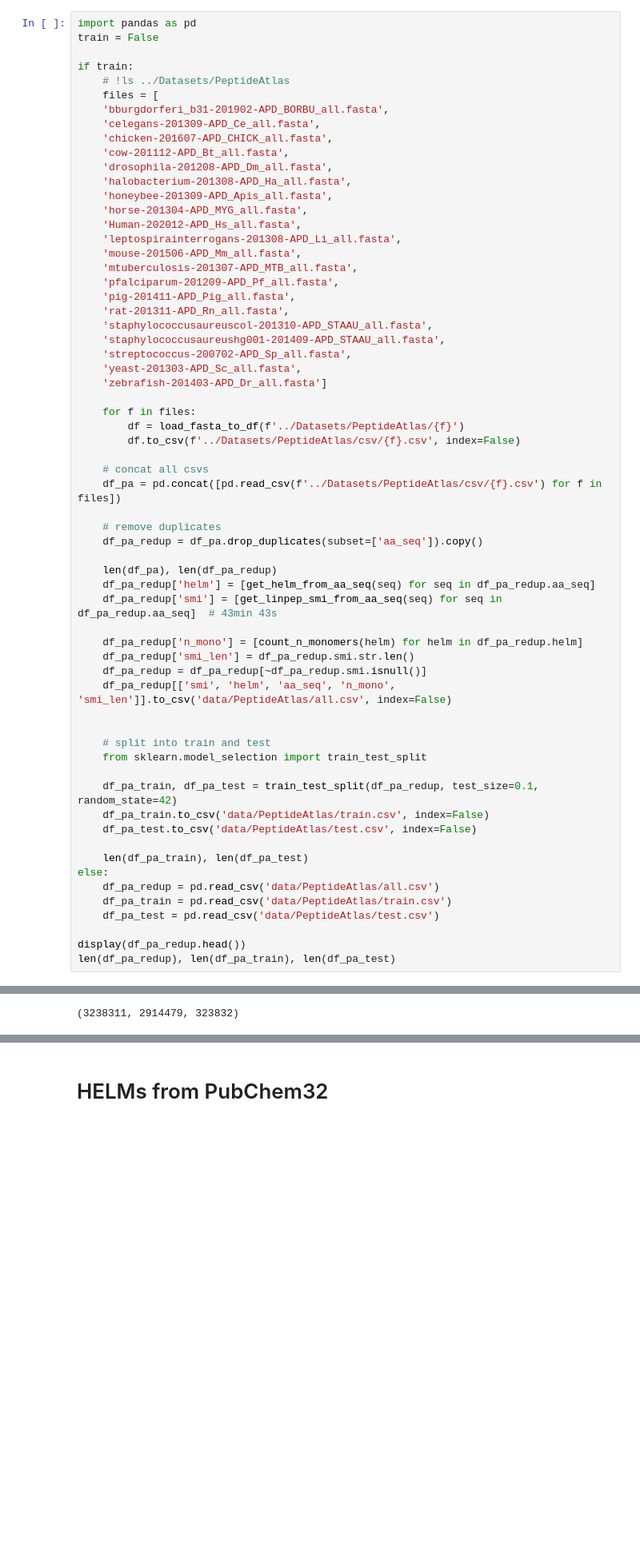
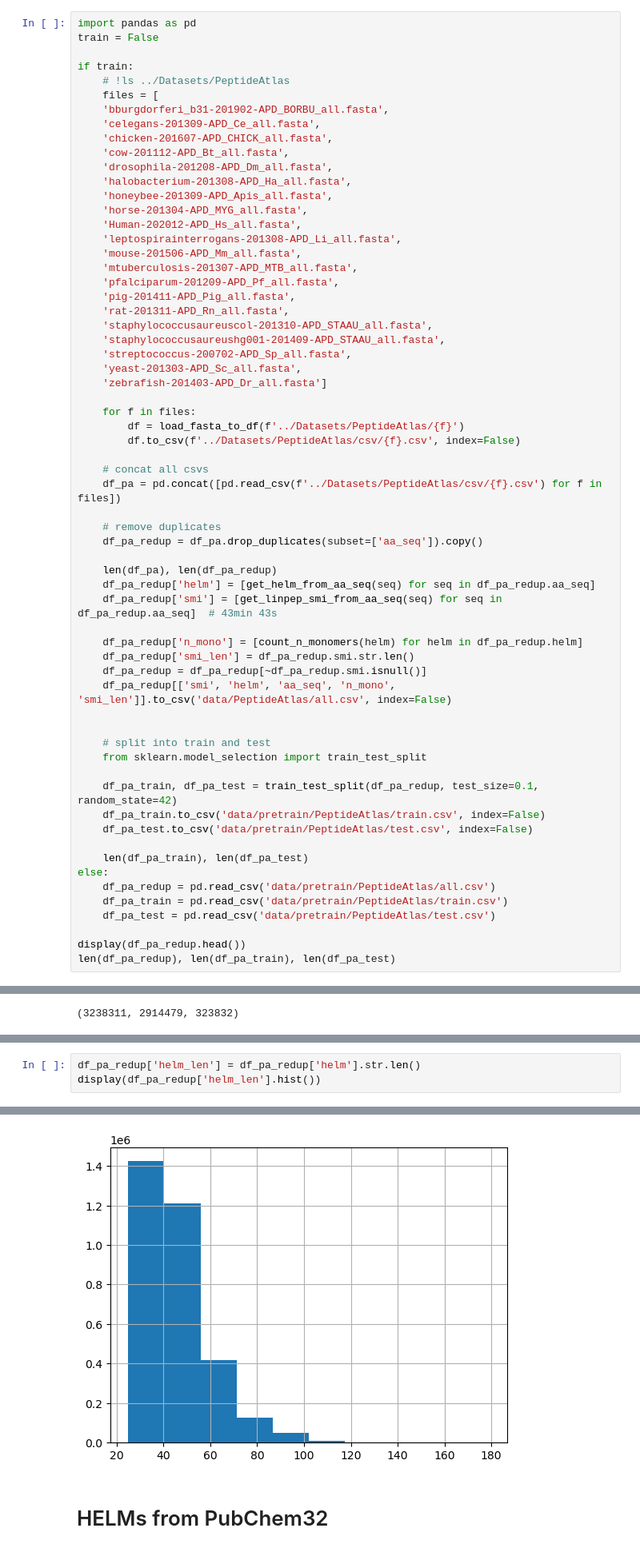
Before and after one commit to charlesxu90/cp2pred, a Jupyter notebook: 0.process_dataset.ipynb, the cells around one changed output, grey strips where cells are left out. Shown at 80% size. Saved outputs shown, nothing was run; the diff lists cells and outputs as text; blank space fills up the shorter version.

```diff
--- a/0.process_dataset.ipynb
+++ b/0.process_dataset.ipynb
@@ -166,14 +167,14 @@ if train:
     from sklearn.model_selection import train_test_split
 
     df_pa_train, df_pa_test = train_test_split(df_pa_redup, test_size=0.1, random_state=42)
-    df_pa_train.to_csv('data/PeptideAtlas/train.csv', index=False)
-    df_pa_test.to_csv('data/PeptideAtlas/test.csv', index=False)
+    df_pa_train.to_csv('data/pretrain/PeptideAtlas/train.csv', index=False)
+    df_pa_test.to_csv('data/pretrain/PeptideAtlas/test.csv', index=False)
 
     len(df_pa_train), len(df_pa_test)
 else:
-    df_pa_redup = pd.read_csv('data/PeptideAtlas/all.csv')
-    df_pa_train = pd.read_csv('data/PeptideAtlas/train.csv')
-    df_pa_test = pd.read_csv('data/PeptideAtlas/test.csv')
+    df_pa_redup = pd.read_csv('data/pretrain/PeptideAtlas/all.csv')
+    df_pa_train = pd.read_csv('data/pretrain/PeptideAtlas/train.csv')
+    df_pa_test = pd.read_csv('data/pretrain/PeptideAtlas/test.csv')
 
 display(df_pa_redup.head())
 len(df_pa_redup), len(df_pa_train), len(df_pa_test)
@@ -190,3 +191,7 @@ display(df_pa_redup.smi_len.hist())
 # %% [output]
 <AxesSubplot:>
 [figure]
+# %%
+df_pa_redup['helm_len'] = df_pa_redup['helm'].str.len()
+display(df_pa_redup['helm_len'].hist())
+# %% [output]
@@ -193,3 +199,4 @@ display(df_pa_redup.smi_len.hist())
+[figure, added]
 # %% [markdown]
 # HELMs from PubChem32
 # %%
```
Also changed, not shown: parts of 7 cells of this notebook, 9 other files.
